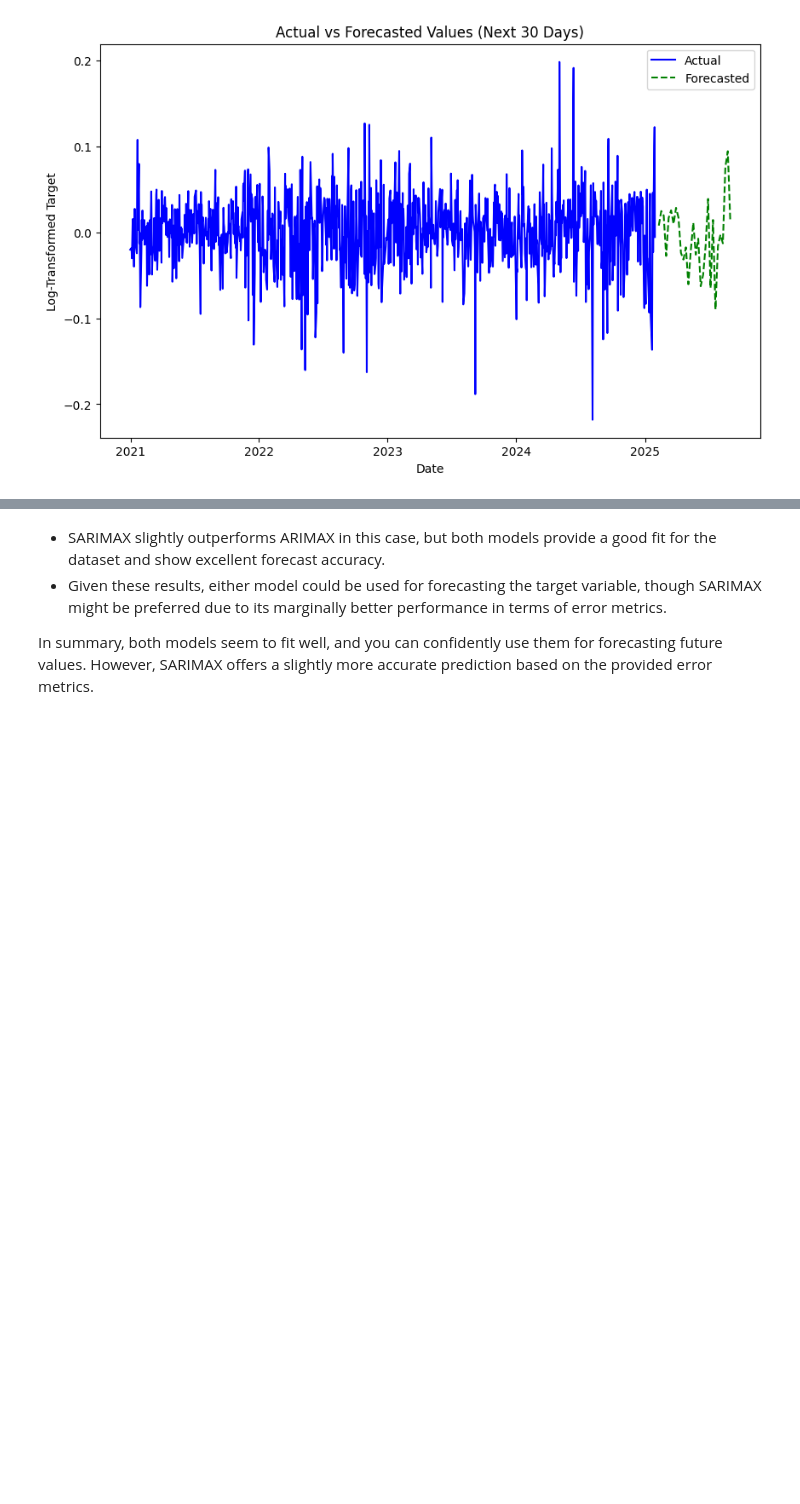
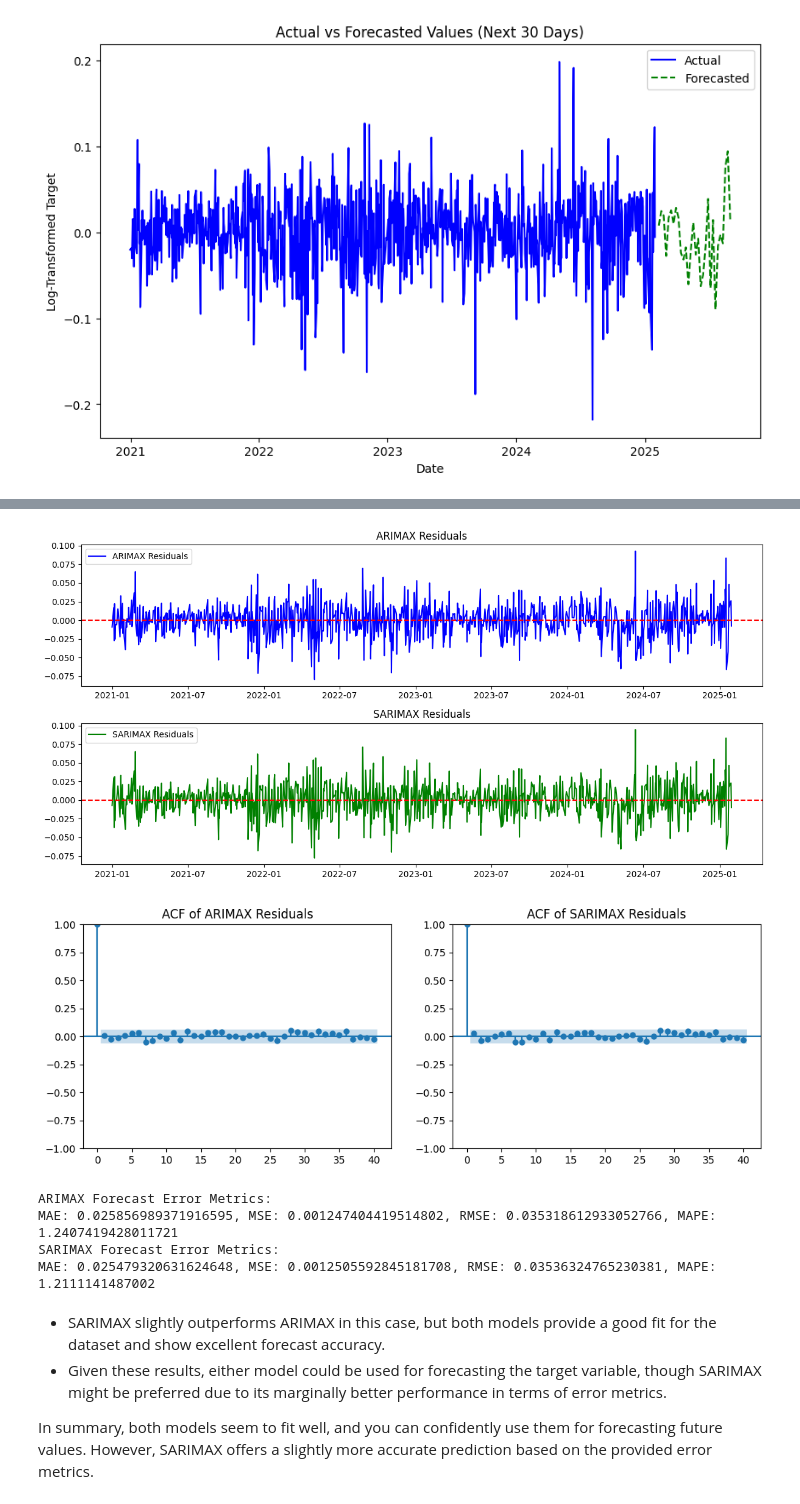
Before and after one commit to Kanchan786786/Capstone_project-, a Jupyter notebook: Sarimax_Arimax Model/5Years_Arimax_Sarimax.ipynb, the cells around one changed output, grey strips where cells are left out. Cells and saved outputs as stored; diff of their text form; code cells hidden in the pictures; blank space fills up the shorter version.

Commit message:
Add files via upload
Updated Residual plots for arimax and sarimax models

```diff
--- a/Sarimax_Arimax Model/5Years_Arimax_Sarimax.ipynb
+++ b/Sarimax_Arimax Model/5Years_Arimax_Sarimax.ipynb
@@ -971,3 +911,75 @@ MAE: 0.025479320631624648, MSE: 0.0012505592845181708, RMSE: 0.03536324765230381
+# %%
+import matplotlib.pyplot as plt
+import numpy as np
+from statsmodels.graphics.tsaplots import plot_acf
+
+# Residuals
+arimax_residuals = arimax_result.resid
+sarimax_residuals = sarimax_results.resid
+
+# Plot ARIMAX & SARIMAX Residuals
+plt.figure(figsize=(12, 6))
+
+plt.subplot(2, 1, 1)
+plt.plot(arimax_residuals, label='ARIMAX Residuals', color='blue')
+plt.axhline(y=0, color='red', linestyle='--')  # Zero line for reference
+plt.title('ARIMAX Residuals')
+plt.legend()
+
+plt.subplot(2, 1, 2)
+plt.plot(sarimax_residuals, label='SARIMAX Residuals', color='green')
+plt.axhline(y=0, color='red', linestyle='--')
+plt.title('SARIMAX Residuals')
+plt.legend()
+
+plt.tight_layout()
+plt.show()
+
+# ACF Plot for Residuals (Checking for remaining patterns)
+fig, axes = plt.subplots(1, 2, figsize=(12, 4))
+
+plot_acf(arimax_residuals, lags=40, ax=axes[0])
+axes[0].set_title('ACF of ARIMAX Residuals')
+
+plot_acf(sarimax_residuals, lags=40, ax=axes[1])
+axes[1].set_title('ACF of SARIMAX Residuals')
+
+plt.show()
+
+# Forecasting with both models
+arimax_forecast = arimax_result.forecast(steps=30, exog=exog_future)
+sarimax_forecast = sarimax_results.forecast(steps=30, exog=exog_future)
+
+# Actual values for comparison
+actual = target[-30:]
+
+# Calculate performance metrics
+from sklearn.metrics import mean_absolute_error, mean_squared_error, mean_absolute_percentage_error
+
+# ARIMAX forecast error metrics
+arimax_mae = mean_absolute_error(actual, arimax_forecast)
+arimax_mse = mean_squared_error(actual, arimax_forecast)
+arimax_rmse = np.sqrt(arimax_mse)
+arimax_mape = mean_absolute_percentage_error(actual, arimax_forecast)
+
+# SARIMAX forecast error metrics
+sarimax_mae = mean_absolute_error(actual, sarimax_forecast)
+sarimax_mse = mean_squared_error(actual, sarimax_forecast)
+sarimax_rmse = np.sqrt(sarimax_mse)
+sarimax_mape = mean_absolute_percentage_error(actual, sarimax_forecast)
+
+# Print the comparison of performance metrics
+print(f"ARIMAX Forecast Error Metrics:")
+print(f"MAE: {arimax_mae}, MSE: {arimax_mse}, RMSE: {arimax_rmse}, MAPE: {arimax_mape}")
+print(f"SARIMAX Forecast Error Metrics:")
+print(f"MAE: {sarimax_mae}, MSE: {sarimax_mse}, RMSE: {sarimax_rmse}, MAPE: {sarimax_mape}")
+# %% [output]
+[figure, added]
+[figure, added]
+ARIMAX Forecast Error Metrics:
+MAE: 0.025856989371916595, MSE: 0.001247404419514802, RMSE: 0.035318612933052766, MAPE: 1.2407419428011721
+SARIMAX Forecast Error Metrics:
+MAE: 0.025479320631624648, MSE: 0.0012505592845181708, RMSE: 0.03536324765230381, MAPE: 1.2111141487002
 # %% [markdown]
 - SARIMAX slightly outperforms ARIMAX in this case, but both models provide a good fit for the dataset and show excellent forecast accuracy.
 - Given these results, either model could be used for forecasting the target variable, though SARIMAX might be preferred due to its marginally better performance in terms of error metrics.
```
Also changed, not shown: parts of 1 cell of this notebook.
